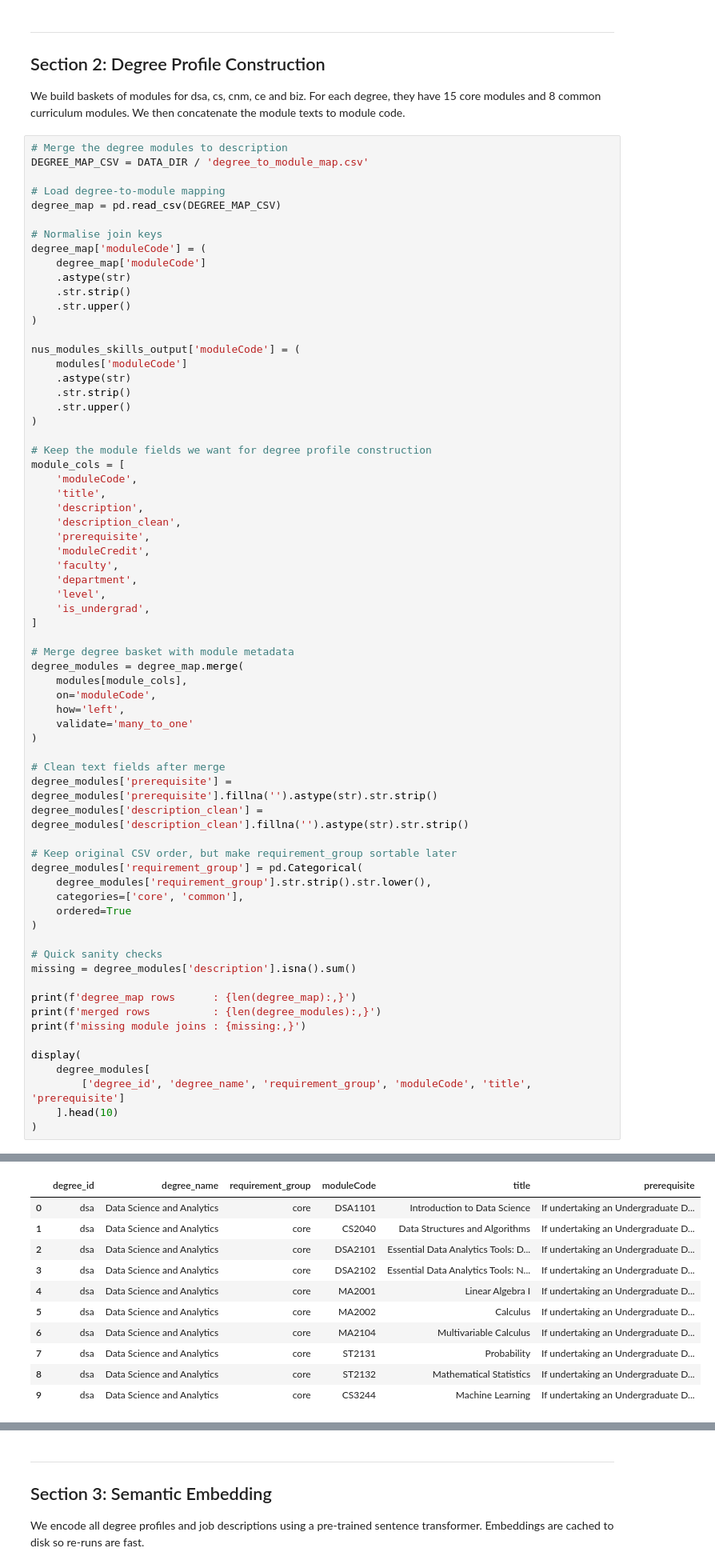
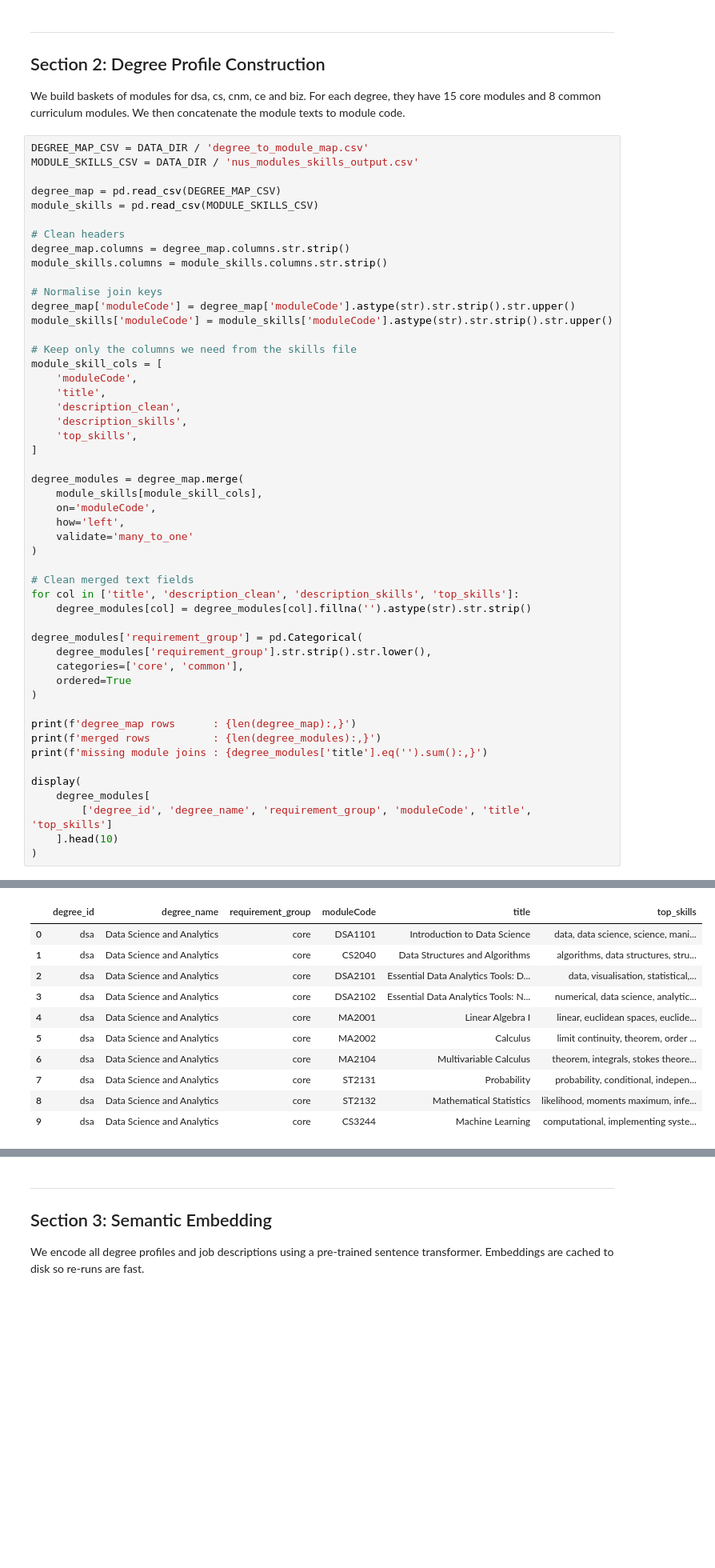
Before and after one commit to marcussyeo/DSA4264-Text-Group-3, a Jupyter notebook: notebooks/nus.ipynb, the cells around one changed output, grey strips where cells are left out. Shown at 80% size. Saved outputs shown, nothing was run; the diff lists cells and outputs as text; blank space fills up the shorter version.

```diff
--- a/notebooks/nus.ipynb
+++ b/notebooks/nus.ipynb
@@ -283,85 +283,68 @@ print(f'  Undergrad (1–4xxx)    : {ug_mods:>7,}  ({ug_mods/total_mods*100:.1f}
 
 We build baskets of modules for dsa, cs, cnm, ce and biz. For each degree, they have 15 core modules and 8 common curriculum modules. We then concatenate the module texts to module code.
 # %%
-# Merge the degree modules to description
 DEGREE_MAP_CSV = DATA_DIR / 'degree_to_module_map.csv'
+MODULE_SKILLS_CSV = DATA_DIR / 'nus_modules_skills_output.csv'
 
-# Load degree-to-module mapping
 degree_map = pd.read_csv(DEGREE_MAP_CSV)
+module_skills = pd.read_csv(MODULE_SKILLS_CSV)
+
+# Clean headers
+degree_map.columns = degree_map.columns.str.strip()
+module_skills.columns = module_skills.columns.str.strip()
 
 # Normalise join keys
-degree_map['moduleCode'] = (
-    degree_map['moduleCode']
-    .astype(str)
-    .str.strip()
-    .str.upper()
-)
+degree_map['moduleCode'] = degree_map['moduleCode'].astype(str).str.strip().str.upper()
+module_skills['moduleCode'] = module_skills['moduleCode'].astype(str).str.strip().str.upper()
 
-nus_modules_skills_output['moduleCode'] = (
-    modules['moduleCode']
-    .astype(str)
-    .str.strip()
-    .str.upper()
-)
-
-# Keep the module fields we want for degree profile construction
-module_cols = [
+# Keep only the columns we need from the skills file
+module_skill_cols = [
     'moduleCode',
     'title',
-    'description',
     'description_clean',
-    'prerequisite',
-    'moduleCredit',
-    'faculty',
-    'department',
-    'level',
-    'is_undergrad',
+    'description_skills',
+    'top_skills',
 ]
 
-# Merge degree basket with module metadata
 degree_modules = degree_map.merge(
-    modules[module_cols],
+    module_skills[module_skill_cols],
     on='moduleCode',
     how='left',
     validate='many_to_one'
 )
 
-# Clean text fields after merge
-degree_modules['prerequisite'] = degree_modules['prerequisite'].fillna('').astype(str).str.strip()
-degree_modules['description_clean'] = degree_modules['description_clean'].fillna('').astype(str).str.strip()
+# Clean merged text fields
+for col in ['title', 'description_clean', 'description_skills', 'top_skills']:
+    degree_modules[col] = degree_modules[col].fillna('').astype(str).str.strip()
 
-# Keep original CSV order, but make requirement_group sortable later
 degree_modules['requirement_group'] = pd.Categorical(
     degree_modules['requirement_group'].str.strip().str.lower(),
     categories=['core', 'common'],
     ordered=True
 )
 
-# Quick sanity checks
-missing = degree_modules['description'].isna().sum()
-
 print(f'degree_map rows      : {len(degree_map):,}')
 print(f'merged rows          : {len(degree_modules):,}')
-print(f'missing module joins : {missing:,}')
+print(f'missing module joins : {degree_modules['title'].eq('').sum():,}')
 
 display(
     degree_modules[
-        ['degree_id', 'degree_name', 'requirement_group', 'moduleCode', 'title', 'prerequisite']
+        ['degree_id', 'degree_name', 'requirement_group', 'moduleCode', 'title', 'top_skills']
     ].head(10)
 )
 # %% [output]
 degree_map rows      : 115
 merged rows          : 115
 missing module joins : 0
-|  | degree_id | degree_name | requirement_group | moduleCode | title | prerequisite |
-| 0 | dsa | Data Science and Analytics | core | DSA1101 | Introduction to Data Science | If undertaking an Undergraduate D... |
-| 1 | dsa | Data Science and Analytics | core | CS2040 | Data Structures and Algorithms | If undertaking an Undergraduate D... |
-| 2 | dsa | Data Science and Analytics | core | DSA2101 | Essential Data Analytics Tools: D... | If undertaking an Undergraduate D... |
-| 3 | dsa | Data Science and Analytics | core | DSA2102 | Essential Data Analytics Tools: N... | If undertaking an Undergraduate D... |
-| 4 | dsa | Data Science and Analytics | core | MA2001 | Linear Algebra I | If undertaking an Undergraduate D... |
-| 5 | dsa | Data Science and Analytics | core | MA2002 | Calculus | If undertaking an Undergraduate D... |
-| 6 | dsa | Data Science and Analytics | core | MA2104 | Multivariable Calculus | If undertaking an Undergraduate D... |
-| 7 | dsa | Data Science and Analytics | core | ST2131 | Probability | If undertaking an Undergraduate D... |
-| 8 | dsa | Data Science and Analytics | core | ST2132 | Mathematical Statistics | If undertaking an Undergraduate D... |
-| 9 | dsa | Data Science and Analytics | core | CS3244 | Machine Learning | If undertaking an Undergraduate D... |
+|  | degree_id | degree_name | requirement_group | moduleCode | title | top_skills |
+| 0 | dsa | Data Science and Analytics | core | DSA1101 | Introduction to Data Science | data, data science, science, mani... |
+| 1 | dsa | Data Science and Analytics | core | CS2040 | Data Structures and Algorithms | algorithms, data structures, stru... |
+| 2 | dsa | Data Science and Analytics | core | DSA2101 | Essential Data Analytics Tools: D... | data, visualisation, statistical,... |
+| 3 | dsa | Data Science and Analytics | core | DSA2102 | Essential Data Analytics Tools: N... | numerical, data science, analytic... |
+| 4 | dsa | Data Science and Analytics | core | MA2001 | Linear Algebra I | linear, euclidean spaces, euclide... |
+| 5 | dsa | Data Science and Analytics | core | MA2002 | Calculus | limit continuity, theorem, order ... |
+| 6 | dsa | Data Science and Analytics | core | MA2104 | Multivariable Calculus | theorem, integrals, stokes theore... |
+| 7 | dsa | Data Science and Analytics | core | ST2131 | Probability | probability, conditional, indepen... |
+| 8 | dsa | Data Science and Analytics | core | ST2132 | Mathematical Statistics | likelihood, moments maximum, infe... |
+| 9 | dsa | Data Science and Analytics | core | CS3244 | Machine Learning | computational, implementing syste... |
 # %%
```
Also changed, not shown: parts of 10 cells of this notebook.
